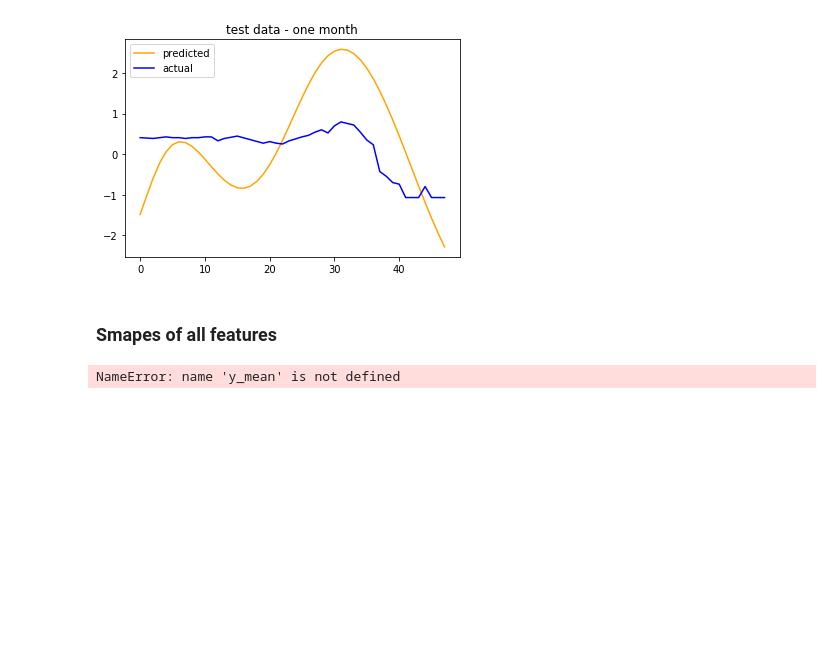
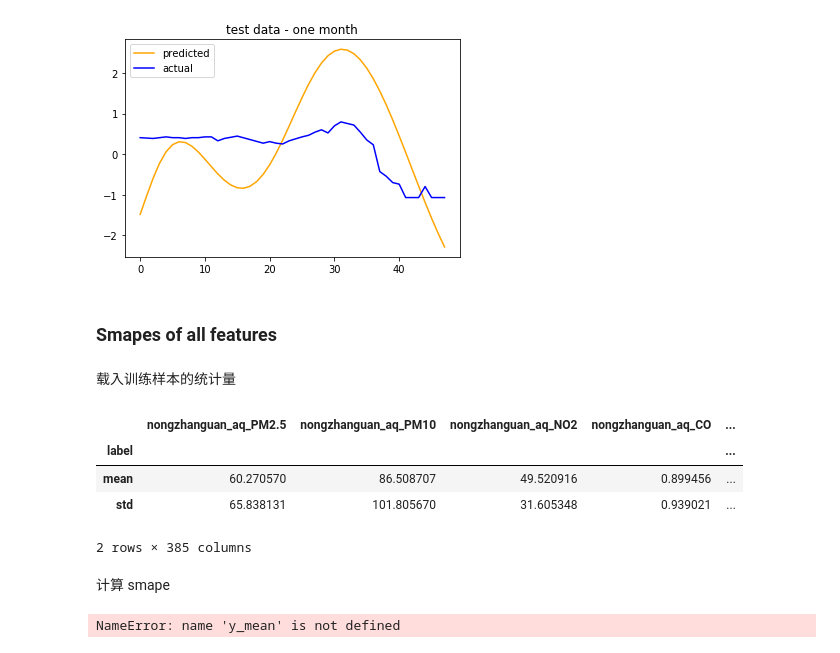
Before and after one commit to txytju/air-quality-prediction, a Jupyter notebook: multi_variable_seq2seq_new.ipynb, the cells around one changed output. Cells and saved outputs as stored; diff of their text form; code cells hidden in the pictures; blank space fills up the shorter version.

```diff
--- a/multi_variable_seq2seq_new.ipynb
+++ b/multi_variable_seq2seq_new.ipynb
@@ -246,4 +243,18 @@ plt.show()
 [figure]
 # %% [markdown]
 ### Smapes of all features
+# %% [markdown]
+载入训练样本的统计量
+# %%
+statistics = get_training_statistics()
+# %%
+statistics
+# %% [output]
+|  | nongzhanguan_aq_PM2.5 | nongzhanguan_aq_PM10 | nongzhanguan_aq_NO2 | nongzhanguan_aq_CO | ... |
+| label |  |  |  |  | ... |
+| mean | 60.270570 | 86.508707 | 49.520916 | 0.899456 | ... |
+| std | 65.838131 | 101.805670 | 31.605348 | 0.939021 | ... |
+2 rows × 385 columns
+# %% [markdown]
+计算 smape
 # %%
```
Also changed, not shown: parts of 17 cells of this notebook, 3 other files.
